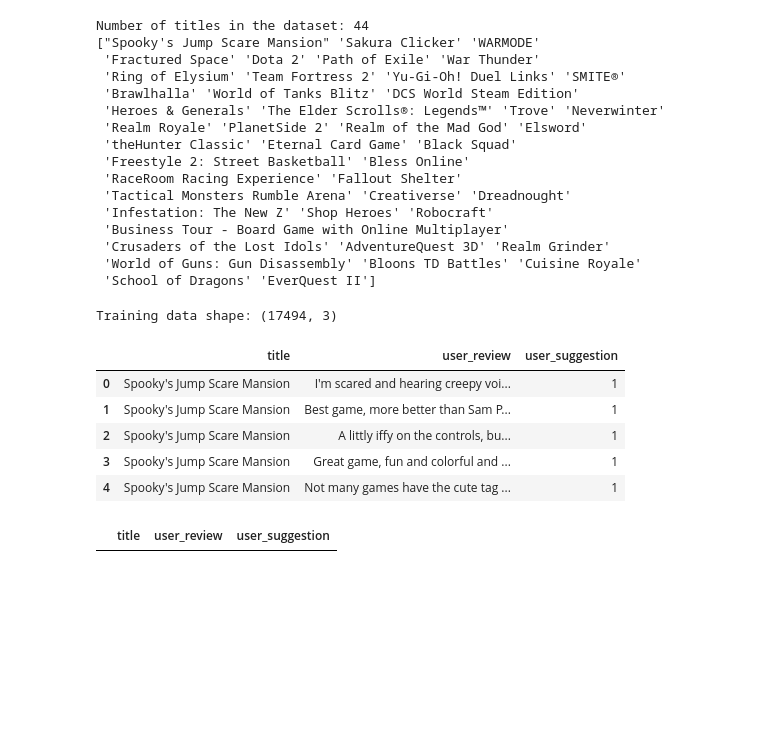
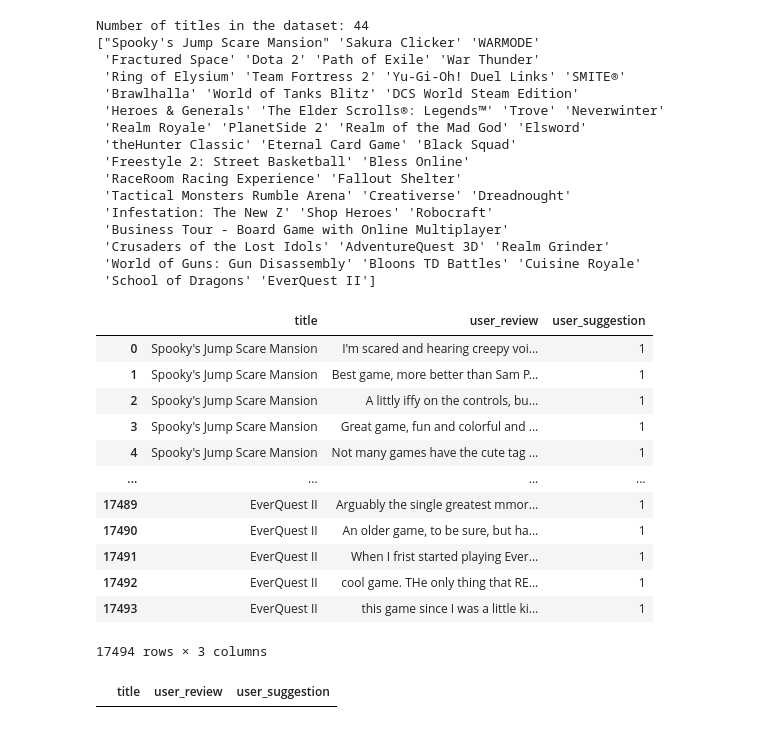
Before and after one commit to JasonTPhillipsJr/CSC215, a Jupyter notebook: FinalProject.ipynb, the cells around one changed output. Drawn from its saved outputs; the diff is of its cells as text; code cells hidden in the pictures; blank space fills up the shorter version.

```diff
--- a/FinalProject.ipynb
+++ b/FinalProject.ipynb
@@ -290,16 +332,21 @@ Number of titles in the dataset: 44
 # %%
 #Drop unnecessary columns
 df_train = df_train.drop(['review_id', 'year'], axis=1)
-print("Training data shape: " + str(df_train.shape))
-df_train.head()
+df_train
 # %% [output]
+|  | title | user_review | user_suggestion |
+| 0 | Spooky's Jump Scare Mansion | I'm scared and hearing creepy voi... | 1 |
+| 1 | Spooky's Jump Scare Mansion | Best game, more better than Sam P... | 1 |
+| 2 | Spooky's Jump Scare Mansion | A littly iffy on the controls, bu... | 1 |
+| 3 | Spooky's Jump Scare Mansion | Great game, fun and colorful and ... | 1 |
+| 4 | Spooky's Jump Scare Mansion | Not many games have the cute tag ... | 1 |
+| ... | ... | ... | ... |
+| 17489 | EverQuest II | Arguably the single greatest mmor... | 1 |
+| 17490 | EverQuest II | An older game, to be sure, but ha... | 1 |
+| 17491 | EverQuest II | When I frist started playing Ever... | 1 |
+| 17492 | EverQuest II | cool game. THe only thing that RE... | 1 |
+| 17493 | EverQuest II | this game since I was a little ki... | 1 |
-Training data shape: (17494, 3)
+17494 rows × 3 columns
-|  | title | user_review | user_suggestion |
-| 0 | Spooky's Jump Scare Mansion | I'm scared and hearing creepy voi... | 1 |
-| 1 | Spooky's Jump Scare Mansion | Best game, more better than Sam P... | 1 |
-| 2 | Spooky's Jump Scare Mansion | A littly iffy on the controls, bu... | 1 |
-| 3 | Spooky's Jump Scare Mansion | Great game, fun and colorful and ... | 1 |
-| 4 | Spooky's Jump Scare Mansion | Not many games have the cute tag ... | 1 |
 # %%
 #Check if any values are empty or null
 df_train[df_train.isnull().any(axis=1)]
```
Also changed, not shown: parts of 72 cells of this notebook.
